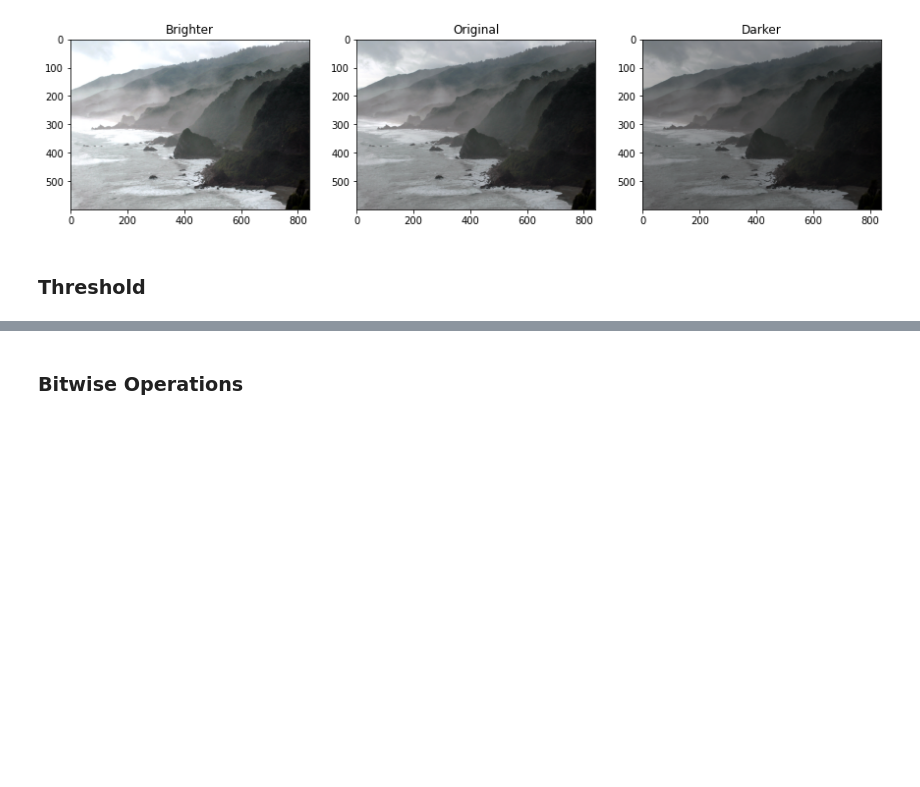
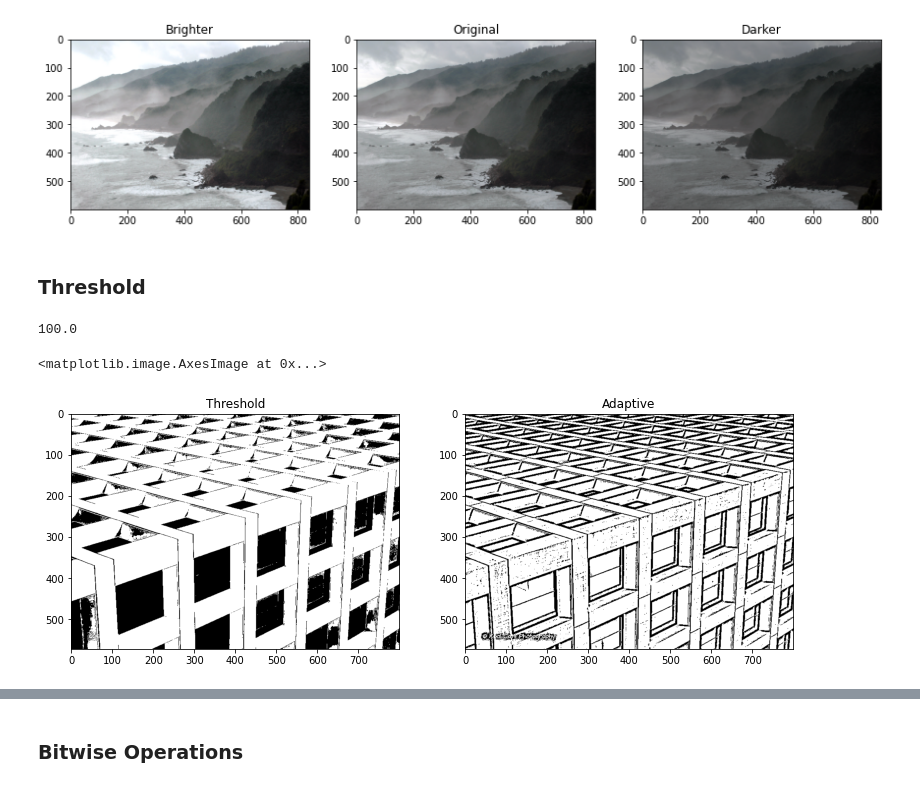
Before and after one commit to theNAFIZ/digital-image-processing-with-opencv, a Jupyter notebook: enhanchment.ipynb, the cells around one changed output, grey strips where cells are left out. Cells and saved outputs as stored; diff of their text form; code cells hidden in the pictures; blank space fills up the shorter version.

```diff
--- a/enhanchment.ipynb
+++ b/enhanchment.ipynb
@@ -66,3 +70,18 @@ Clipping input data to the valid range for imshow with RGB data ([0..1] for floa
 [figure]
 # %% [markdown]
 ### Threshold
+# %%
+ret_val, thres = cv2.threshold(window, 100, 255, cv2.THRESH_BINARY)
+print(ret_val)
+plt.figure(figsize=[20,8])
+plt.subplot(131)
+plt.title("Threshold")
+plt.imshow(thres, cmap="gray")
+thres = cv2.adaptiveThreshold(window, 255, cv2.ADAPTIVE_THRESH_MEAN_C, cv2.THRESH_BINARY, 11, 5)
+plt.subplot(132)
+plt.title("Adaptive")
+plt.imshow(thres, cmap="gray")
+# %% [output]
+100.0
+<matplotlib.image.AxesImage at 0x...>
+[figure, added]
```
Also changed, not shown: parts of 3 cells of this notebook.
